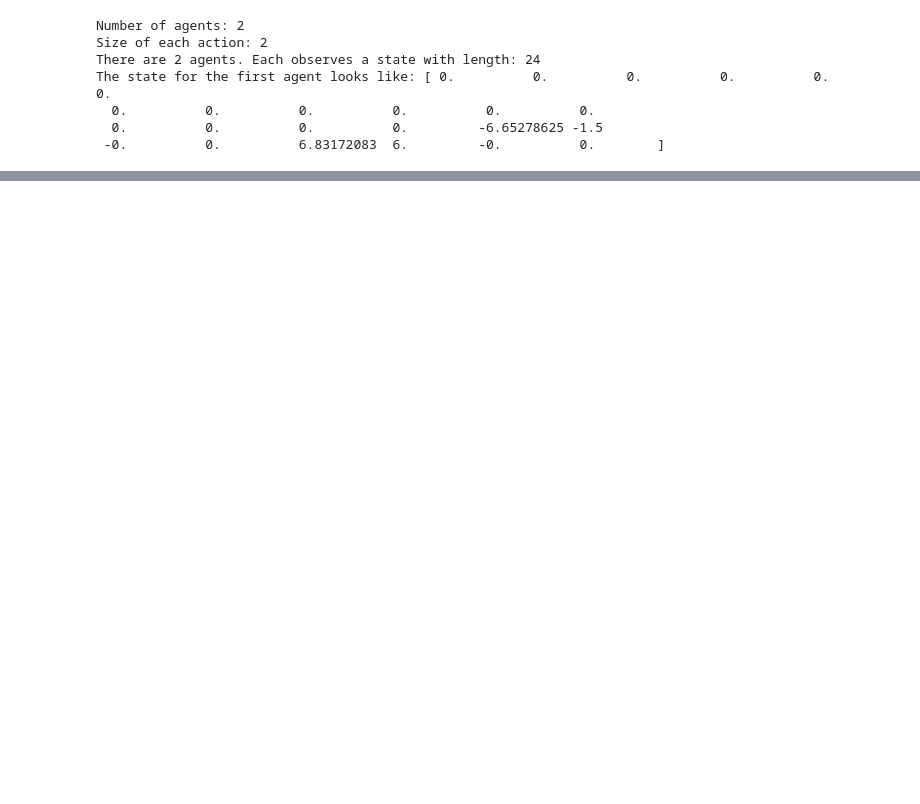
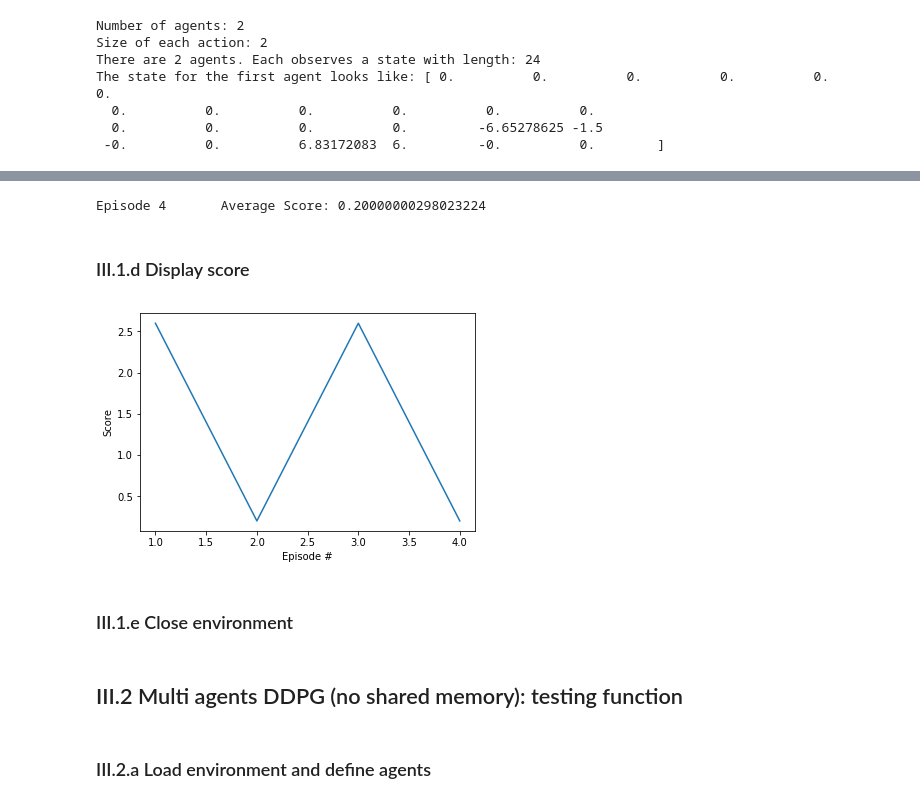
Before and after one commit to AI2Rgross/p3_collab-compet, a Jupyter notebook: Tennis-train-ddpg.ipynb, the cells around one changed output, grey strips where cells are left out. Saved outputs shown, nothing was run; the diff lists cells and outputs as text; code cells hidden in the pictures; blank space fills up the shorter version.

```diff
--- a/Tennis-train-ddpg.ipynb
+++ b/Tennis-train-ddpg.ipynb
@@ -260,27 +148,0 @@ from agent import Agent
-# %%
-def ddpg_Test(env,brain_name,num_agents,agent,file_name_actor,file_name_critic,n_episodes=6000, max_t=1000):
-    """ Visualize agent using saved checkpoint. """
-    # load saved weights
-    agent.actor_local.load_state_dict(torch.load(file_name_actor))
-    agent.critic_local.load_state_dict(torch.load(file_name_critic))
-    scores = []  # list containing scores from each episode
-
-    for i_episode in range(1, n_episodes):
-        env_info = env.reset(train_mode=False)[brain_name]  # environment informations
-        states = env_info.vector_observations
-        agent.reset()
-        score = np.zeros(num_agents)
-        for t in range(max_t):
-            actions = agent.act(states,rate=0.9999) # get action using the DDPG algorythme (for each agent)
-            env_info = env.step(actions)[brain_name]  # update environment informations with the actions of each agent
-            next_states = env_info.vector_observations  # get next state (for each agent)
-            rewards = env_info.rewards  # get reward (for each agent)
-            dones = env_info.local_done  # see if episode finished
-            states = next_states  # roll over the state to next time step
-            score =score+ rewards  # update the score for each agent
-            if any(dones):  # see if episode has finished
-                break
-        print('\rEpisode {}\tAverage Score: {}, touch: {}'.format(i_episode, np.max(score),t), end="")
-        scores.append(np.max(score)) # save the best score between both agents
-
-    return scores
@@ -364,0 +340,6 @@ env.close()
+# %%
+# Load environment
+env,brain_name,num_agents,action_size,state_size = Load_environment(file_name,train_mode=False)
+
+# Load agents
+agent = Agent(state_size=state_size, action_size=action_size, random_seed=10)
@@ -364,0 +365,3 @@ env.close()
+# %%
+file_name_actor='ddpg_checkpoint_actor.pth'
+file_name_critic='ddpg_checkpoint_critic.pth'
@@ -364,0 +375,12 @@ env.close()
+# %%
+scores=ddpg_Test(env,brain_name,num_agents,agent,file_name_actor,file_name_critic ,n_episodes=5,max_t=100000)
+# %% [output]
+Episode 4       Average Score: 0.20000000298023224
+# %% [markdown]
+### III.1.d Display score
+# %%
+plot_score(scores)
+# %% [output]
+[figure, added]
+# %% [markdown]
+### III.1.e Close environment
@@ -364,0 +389,4 @@ env.close()
+# %% [markdown]
+## III.2 Multi agents DDPG (no shared memory): testing function
+# %% [markdown]
+### III.2.a Load environment and define agents
```
Also changed, not shown: parts of 99 cells of this notebook, 30 other files.
